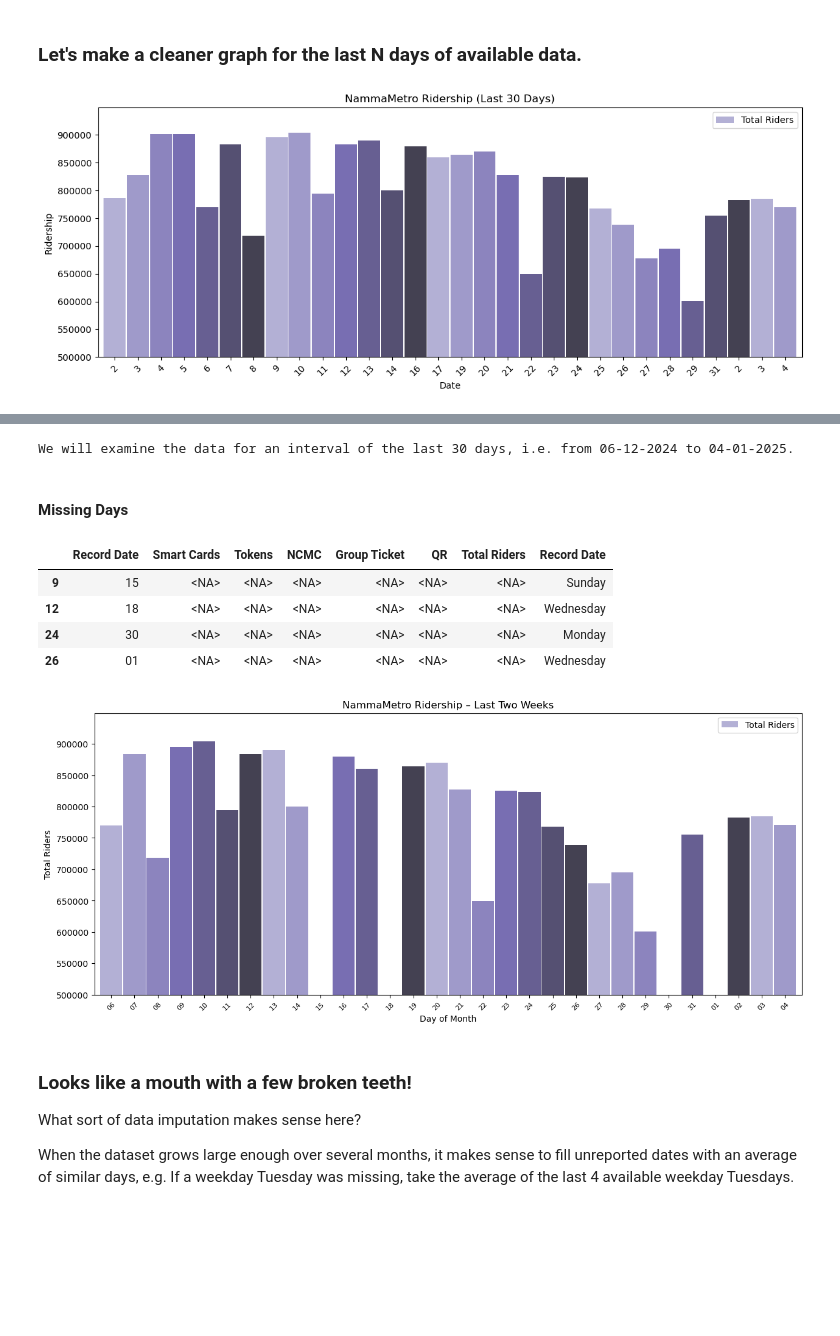
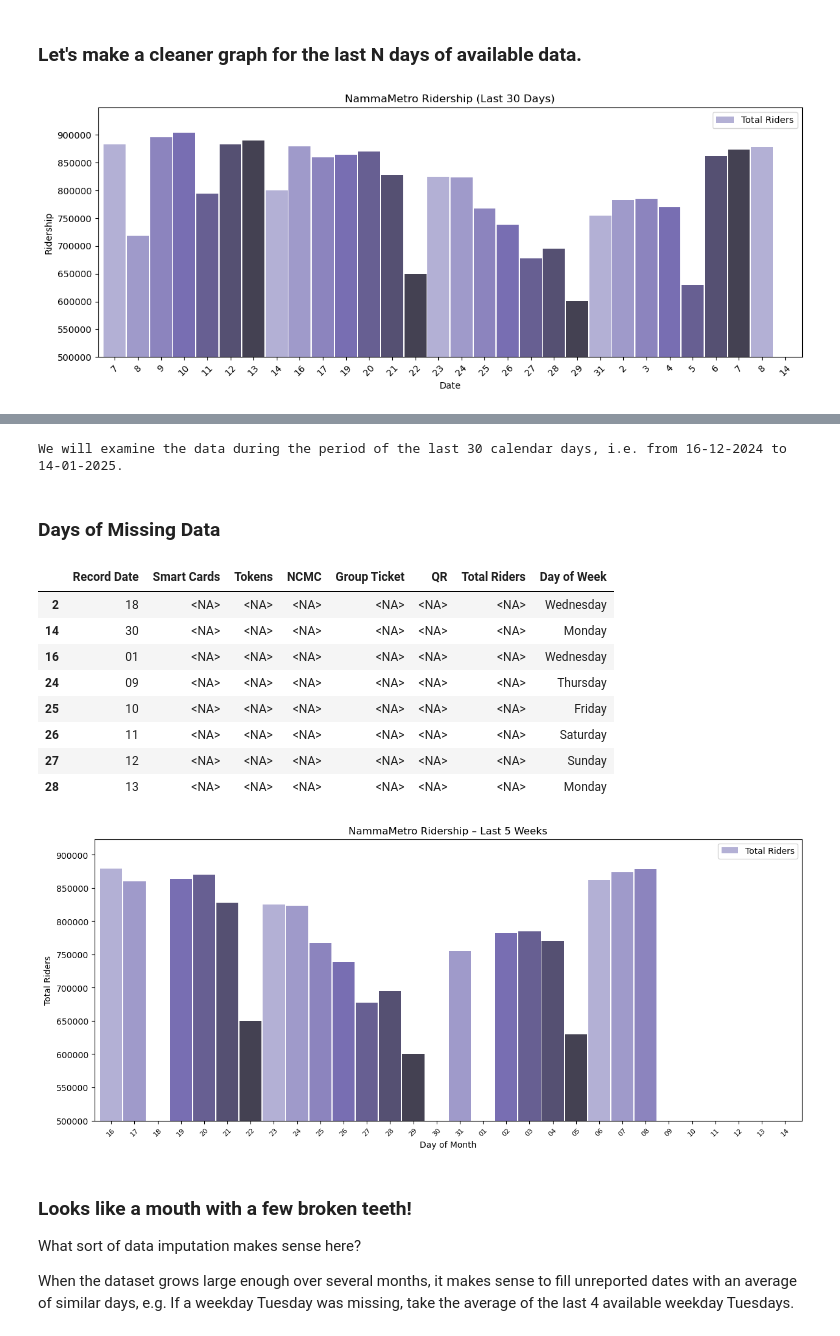
Before and after one commit to thecont1/namma-metro-ridership-tracker, a Jupyter notebook: ridership_2analysis.ipynb, the cells around one changed output, grey strips where cells are left out. Cells and saved outputs as stored; diff of their text form; code cells hidden in the pictures; blank space fills up the shorter version.

```diff
--- a/ridership_2analysis.ipynb
+++ b/ridership_2analysis.ipynb
@@ -33,10 +35,10 @@ df.tail(1)
 # %% [markdown]
 #### Extend the table with two useful columns: `Day of Week` and `Total Riders`
 # %%
-df['Total Riders'] = df.loc[:, ['Total Smart Cards', 'Tokens', 'Total NCMC', 'Group Ticket', 'Total QR']].sum(axis=1)
+df['Total Riders'] = df.loc[:, ['Total Smart Cards', 'Tokens', 'Total NCMC', 'Group Ticket', 'Total QR']].sum(axis=1).astype('Int64')
 df['Record Date'] = pd.to_datetime(df['Record Date'], format='%d-%m-%Y')
 df['Day of Week'] = df['Record Date'].dt.day_name()
 
-df[['Record Date', 'Day of Week', 'Total Riders']].tail()
+df[['Record Date', 'Day of Week', 'Total Riders']].tail(7)
 # %% [output]
 |  | Record Date | Day of Week | Total Riders |
@@ -82,6 +86,6 @@ Last_N_Days.plot(x='Record Date',
 plt.ylim(bottom=500000)
 plt.show()
 # %% [output]
-[figure, old version]
+[figure, new version]
 # %% [markdown]
 ### Note the gaps in the data.
@@ -93,13 +99,14 @@ from datetime import date, timedelta
 start_date = date.today() - timedelta(number_of_days, 0, 0)
 dates = pd.DataFrame({'Record Date': [str(start_date+timedelta(n)) for n in range(number_of_days)]})
 dates['Record Date'] = pd.to_datetime(dates['Record Date'], format='%Y-%m-%d')
+dates['Day of Week'] = dates['Record Date'].dt.day_name()
 
-print(f"We will examine the data for an interval of the last {number_of_days} days, \
+print(f"We will examine the data during the period of the last {number_of_days} calendar days, \
 i.e. from {dates['Record Date'].min().strftime('%d-%m-%Y')} to {dates['Record Date'].max().strftime('%d-%m-%Y')}.")
 # %% [output]
-We will examine the data for an interval of the last 30 days, i.e. from 06-12-2024 to 04-01-2025.
+We will examine the data during the period of the last 30 calendar days, i.e. from 16-12-2024 to 14-01-2025.
 # %% [markdown]
-#### Missing Days
+### Days of Missing Data
 # %%
 Last_N_Days = df.merge(dates, how='right', on='Record Date')
 Last_N_Days.drop(['Stored Value Card', 'One Day Pass', 'Three Day Pass', 'Five Day Pass', 'QR NammaMetro', 'QR WhatsApp', 'QR Paytm'], axis=1, inplace=True)
@@ -107,13 +114,16 @@ Last_N_Days.rename(columns={'Total Smart Cards':'Smart Cards', 'Total NCMC':'NCM
 
 formatted_dates = pd.to_datetime(Last_N_Days['Record Date'], format='%Y-%m-%d').dt.strftime('%d')
 formatted_numbers = Last_N_Days.loc[:, 'Smart Cards':'Total Riders'].astype('Int64')
-formatted_dow = pd.to_datetime(Last_N_Days['Record Date'], format='%Y-%m-%d').dt.day_name()
 
-Last_N_Days_1 = pd.concat([formatted_dates, formatted_numbers, formatted_dow], axis=1)
-Last_N_Days_1[Last_N_Days_1['Smart Cards'].isnull()]
+Last_N_Days = pd.concat([formatted_dates, formatted_numbers, dates['Day of Week']], axis=1)
+Last_N_Days[Last_N_Days['Total Riders'].isna()]
 # %% [output]
-|  | Record Date | Smart Cards | Tokens | NCMC | Group Ticket | QR | Total Riders | Record Date |
-| 9 | 15 | <NA> | <NA> | <NA> | <NA> | <NA> | <NA> | Sunday |
-| 12 | 18 | <NA> | <NA> | <NA> | <NA> | <NA> | <NA> | Wednesday |
-| 24 | 30 | <NA> | <NA> | <NA> | <NA> | <NA> | <NA> | Monday |
-| 26 | 01 | <NA> | <NA> | <NA> | <NA> | <NA> | <NA> | Wednesday |
+|  | Record Date | Smart Cards | Tokens | NCMC | Group Ticket | QR | Total Riders | Day of Week |
+| 2 | 18 | <NA> | <NA> | <NA> | <NA> | <NA> | <NA> | Wednesday |
+| 14 | 30 | <NA> | <NA> | <NA> | <NA> | <NA> | <NA> | Monday |
+| 16 | 01 | <NA> | <NA> | <NA> | <NA> | <NA> | <NA> | Wednesday |
+| 24 | 09 | <NA> | <NA> | <NA> | <NA> | <NA> | <NA> | Thursday |
+| 25 | 10 | <NA> | <NA> | <NA> | <NA> | <NA> | <NA> | Friday |
+| 26 | 11 | <NA> | <NA> | <NA> | <NA> | <NA> | <NA> | Saturday |
+| 27 | 12 | <NA> | <NA> | <NA> | <NA> | <NA> | <NA> | Sunday |
+| 28 | 13 | <NA> | <NA> | <NA> | <NA> | <NA> | <NA> | Monday |
@@ -120,22 +133,22 @@ Last_N_Days_1[Last_N_Days_1['Smart Cards'].isnull()]
 # %%
-Last_N_Days_1.loc[:, :'Total Riders']\
+Last_N_Days.loc[:, :'Total Riders']\
            .plot(x='Record Date',
                  y='Total Riders',
                  kind='bar',
                  xlabel='Day of Month',
                  ylabel='Total Riders',
-                 title='NammaMetro Ridership – Last Two Weeks',
+                 title='NammaMetro Ridership – Last 5 Weeks',
                  figsize=(15,6),
                  width=0.95,
                  color=sns.color_palette('Purples_d', 7),
                  legend=True,
                  rot=45)
 plt.ylim(bottom=500000)
 plt.xticks(fontsize=8)
 plt.yticks(fontsize=10)
 plt.show()
 # %% [output]
-[figure, old version]
+[figure, new version]
 # %% [markdown]
 ### Looks like a mouth with a few broken teeth!
 
```
Also changed, not shown: parts of 38 cells of this notebook.
